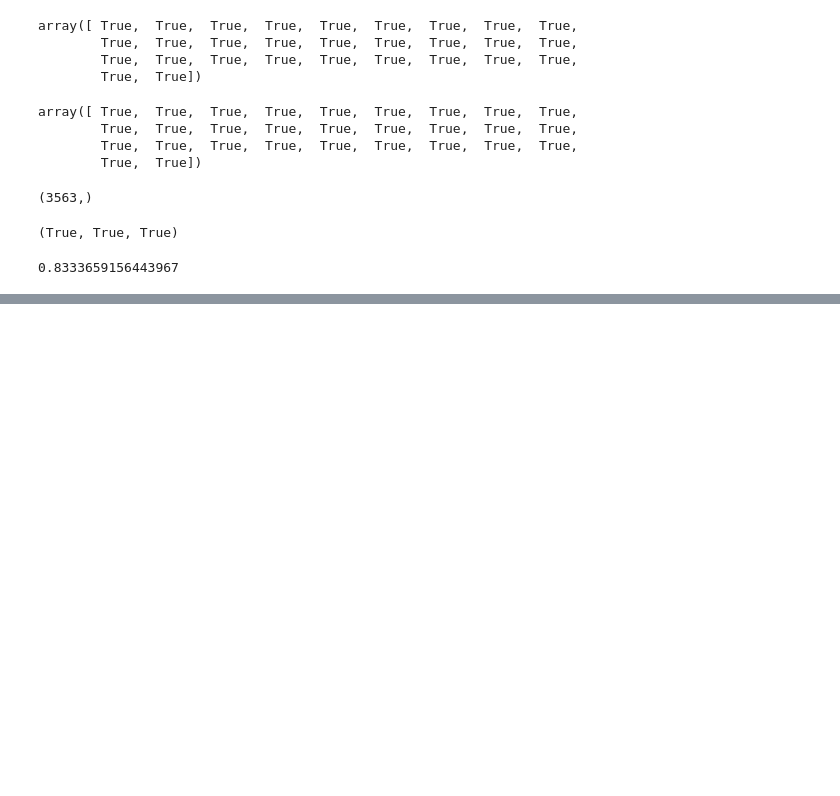
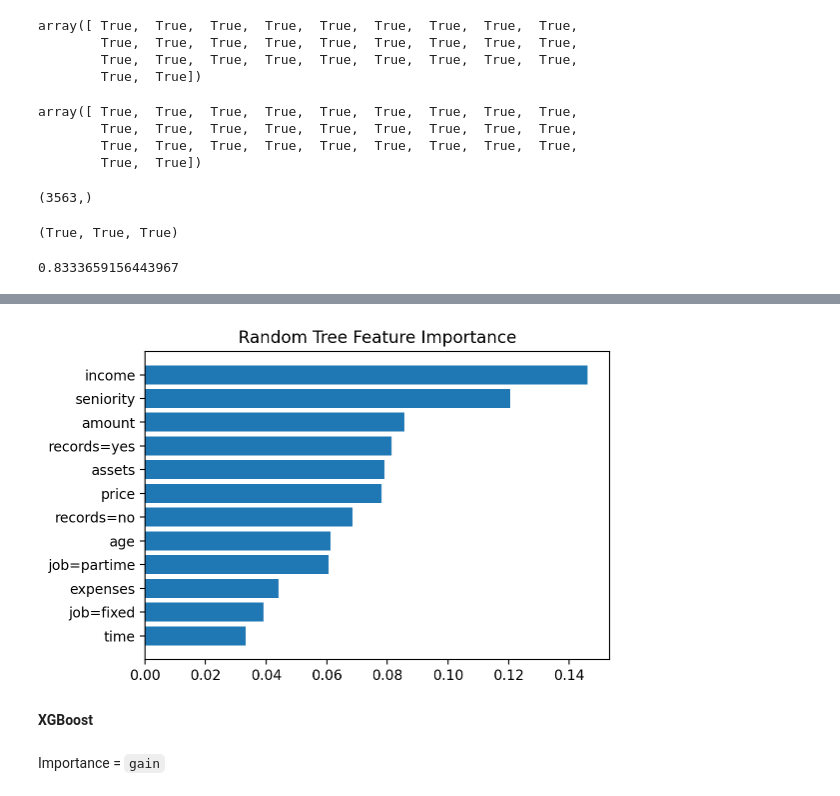
Before and after one commit to nadia-paz/ML-Zoomcamp, a Jupyter notebook: week6/06_select_final_model.ipynb, the cells around one changed output, grey strips where cells are left out. Saved outputs shown, nothing was run; the diff lists cells and outputs as text; code cells hidden in the pictures; blank space fills up the shorter version.

```diff
--- a/week6/06_select_final_model.ipynb
+++ b/week6/06_select_final_model.ipynb
@@ -139,0 +189,6 @@ roc_auc_score(y_test, y_pred)
+# %%
+importances = list(zip(dv.feature_names_, rf.feature_importances_))
+
+df_importance = pd.DataFrame(importances, columns=['feature', 'gain'])
+df_importance = df_importance.sort_values(by='gain', ascending=False).reset_index(drop=True)
+df_importance
@@ -139,0 +213,3 @@ roc_auc_score(y_test, y_pred)
+# %%
+df_importance = df_importance[:12]
+df_importance
@@ -139,0 +230,13 @@ roc_auc_score(y_test, y_pred)
+# %%
+num = len(df_importance)
+plt.figure(figsize=(6,4))
+plt.barh(range(num), df_importance.gain[::-1])
+plt.yticks(range(num), df_importance.feature[::-1])
+plt.title('Random Tree Feature Importance')
+plt.show()
+# %% [output]
+[figure, added]
+# %% [markdown]
+__XGBoost__
+# %% [markdown]
+Importance = `gain`
```
Also changed, not shown: parts of 15 cells of this notebook.
